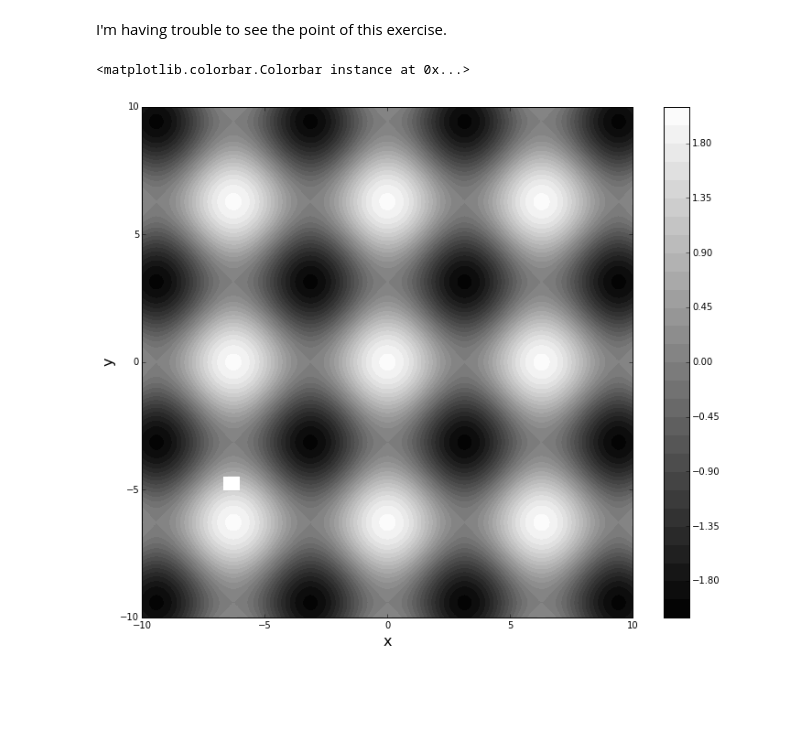
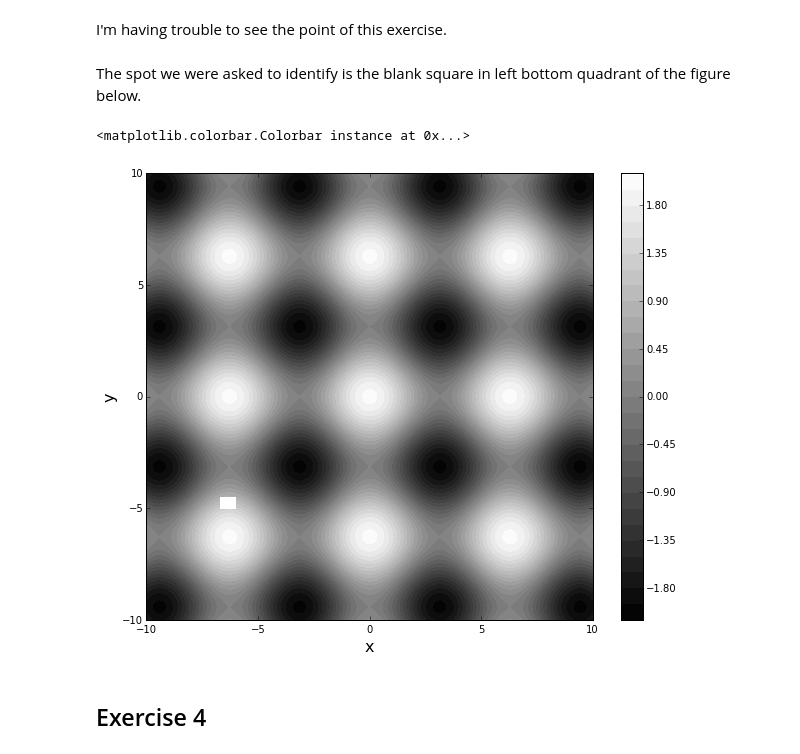
Before and after one commit to biavillasboas/SIO236, a Jupyter notebook: labs/lab02/villasboas_bia_lab2.ipynb, the cells around one changed output. Drawn from its saved outputs; the diff is of its cells as text; code cells hidden in the pictures; blank space fills up the shorter version.

```diff
--- a/labs/lab02/villasboas_bia_lab2.ipynb
+++ b/labs/lab02/villasboas_bia_lab2.ipynb
@@ -122,12 +122,14 @@ y = np.linspace(-10,10,400) # creating 400 number between -10 an 10
 xx,yy = np.meshgrid(x,y) # creating the meshgrid
 z = np.ma.array(cos(xx) + cos(yy), mask=False) # my function
 z.mask[100:110,50:60] = True # masking out the values at the positions that were asked on the exercise.
+# %% [markdown]
+The spot we were asked to identify is the blank square in left bottom quadrant of the figure below.
 # %%
-plt.figure(figsize=(12,10))
+plt.figure(figsize=(10,8))
 plt.contourf(xx,yy,z,30, cmap=cm.gray)
 plt.xlabel('x', fontsize=16)
 plt.ylabel('y', fontsize=16)
 plt.colorbar()
 # %% [output]
 <matplotlib.colorbar.Colorbar instance at 0x...>
-[figure, old version]
+[figure, new version]
@@ -135,0 +136,2 @@ a = np.zeros((1024,1024))
+# %% [markdown]
+## Exercise 4
```
Also changed, not shown: parts of 14 cells of this notebook.
